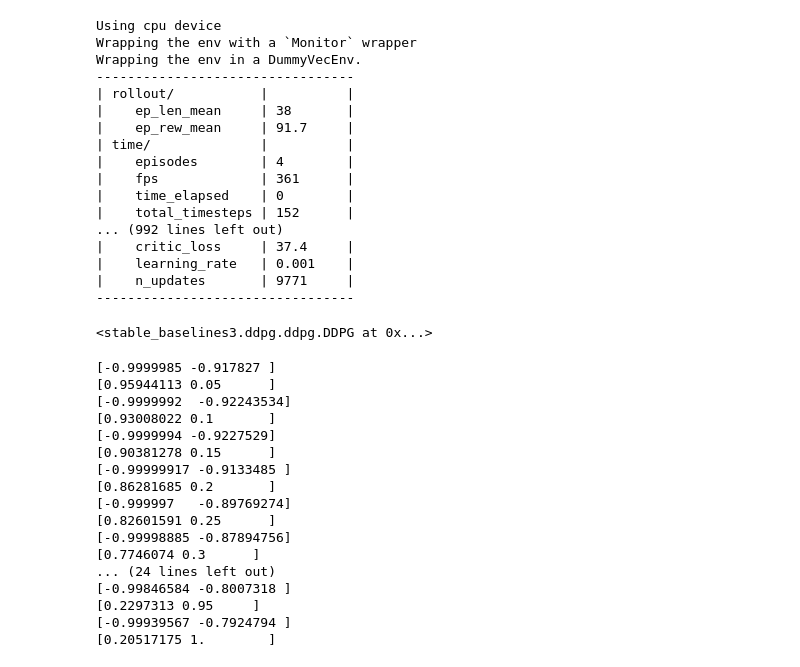
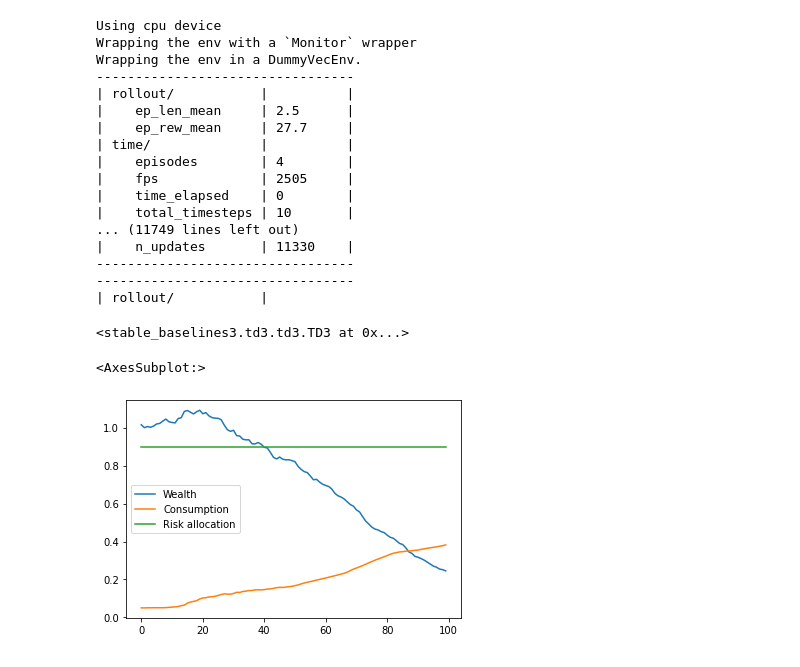
Before and after one commit to pwilczewski/optimal_control_PPO, a Jupyter notebook: portfolio_choice_DDPG.ipynb, the cells around one changed output. Drawn from its saved outputs; the diff is of its cells as text; code cells hidden in the pictures.

Commit message:
policy estimation progress

```diff
--- a/portfolio_choice_DDPG.ipynb
+++ b/portfolio_choice_DDPG.ipynb
@@ -95,66 +100,60 @@ check_env(env)
 
 from stable_baselines3.ddpg.policies import MlpPolicy
 from stable_baselines3.common.noise import OrnsteinUhlenbeckActionNoise
-from stable_baselines3 import DDPG
+from stable_baselines3 import DDPG, TD3
 import torch as th
 
 env = PortfolioChoice(10)
 
 n_actions = env.action_space.shape[-1]
 param_noise = None
-action_noise = OrnsteinUhlenbeckActionNoise(mean=np.zeros(n_actions), sigma=float(0.3)*np.ones(n_actions))
-policy_kwargs = dict(net_arch=dict(pi=[64, 64], qf=[64, 64]))
+# slow the learning rate? make the network bigger? higher sigma here?
+action_noise = OrnsteinUhlenbeckActionNoise(mean=np.zeros(n_actions), sigma=float(0.5)*np.ones(n_actions))
+# policy_kwargs = dict(net_arch=dict(pi=[64, 32], qf=[256, 128]))
+policy_kwargs = dict(net_arch=dict(pi=[64, 64], qf=[256, 128, 64]))
 
-model = DDPG(MlpPolicy, env, verbose=1, action_noise=action_noise)
-model.learn(total_timesteps=10000)
-# model.save("ddpg_estimates")
+td3_model = TD3(MlpPolicy, env, verbose=1, action_noise=action_noise, policy_kwargs=policy_kwargs) # , learning_starts=512, batch_size=512
+td3_model.learn(total_timesteps=30000)
+#td3_model.save("td3_estimates")
 
-# demonstrate model
-#while True:
-    #action, _states = model.predict(obs)
-    #obs, rewards, dones, info = env.step(action)
-    #env.render()
+# my future utility is already discounted, should I use gamma? bigger batches?
+# model = DDPG(MlpPolicy, env, verbose=1, action_noise=action_noise, policy_kwargs=policy_kwargs, gamma=1.0) # , learning_starts=512, batch_size=512
+# model.learn(total_timesteps=20000)
 # %% [output]
 Using cpu device
 Wrapping the env with a `Monitor` wrapper
 Wrapping the env in a DummyVecEnv.
 ---------------------------------
 | rollout/           |          |
-|    ep_len_mean     | 38       |
-|    ep_rew_mean     | 91.7     |
+|    ep_len_mean     | 2.5      |
+|    ep_rew_mean     | 27.7     |
 | time/              |          |
 |    episodes        | 4        |
-|    fps             | 361      |
+|    fps             | 2505     |
 |    time_elapsed    | 0        |
-|    total_timesteps | 152      |
-... (992 lines left out)
-|    critic_loss     | 37.4     |
-|    learning_rate   | 0.001    |
-|    n_updates       | 9771     |
+|    total_timesteps | 10       |
+... (11749 lines left out)
+|    n_updates       | 11330    |
 ---------------------------------
+---------------------------------
+| rollout/           |
-<stable_baselines3.ddpg.ddpg.DDPG at 0x...>
+<stable_baselines3.td3.td3.TD3 at 0x...>
 # %%
 obs = env.reset()
-for n in range(20):
-    action, _states = model.predict(obs)
-    print(action)
-    obs, rewards, dones, info = env.step(action,0.05)
-    print(obs)
+results = []
+for n in range(100):
+    action, _states = td3_model.predict(obs)
+    obs, rewards, dones, info = env.step(action,0.01)
+    risk_alloc = (action[0])*2+1
+    consumption = (action[1]+1)/2
+    wealth = obs[0]
+    time = obs[1]*10
+    results.append([wealth, consumption, risk_alloc])
+
+results = pd.DataFrame(results)
+results.columns = ['Wealth', 'Consumption', 'Risk allocation']
+
+pd.DataFrame(results).plot()
 # %% [output]
-[-0.9999985 -0.917827 ]
-[0.95944113 0.05      ]
-[-0.9999992  -0.92243534]
-[0.93008022 0.1       ]
-[-0.9999994 -0.9227529]
-[0.90381278 0.15      ]
-[-0.99999917 -0.9133485 ]
-[0.86281685 0.2       ]
-[-0.999997   -0.89769274]
-[0.82601591 0.25      ]
-[-0.99998885 -0.87894756]
-[0.7746074 0.3      ]
-... (24 lines left out)
-[-0.99846584 -0.8007318 ]
-[0.2297313 0.95     ]
-[-0.99939567 -0.7924794 ]
-[0.20517175 1.        ]
+<AxesSubplot:>
+[figure, added]
```
Also changed, not shown: parts of 1 cell of this notebook, 1 other file.
